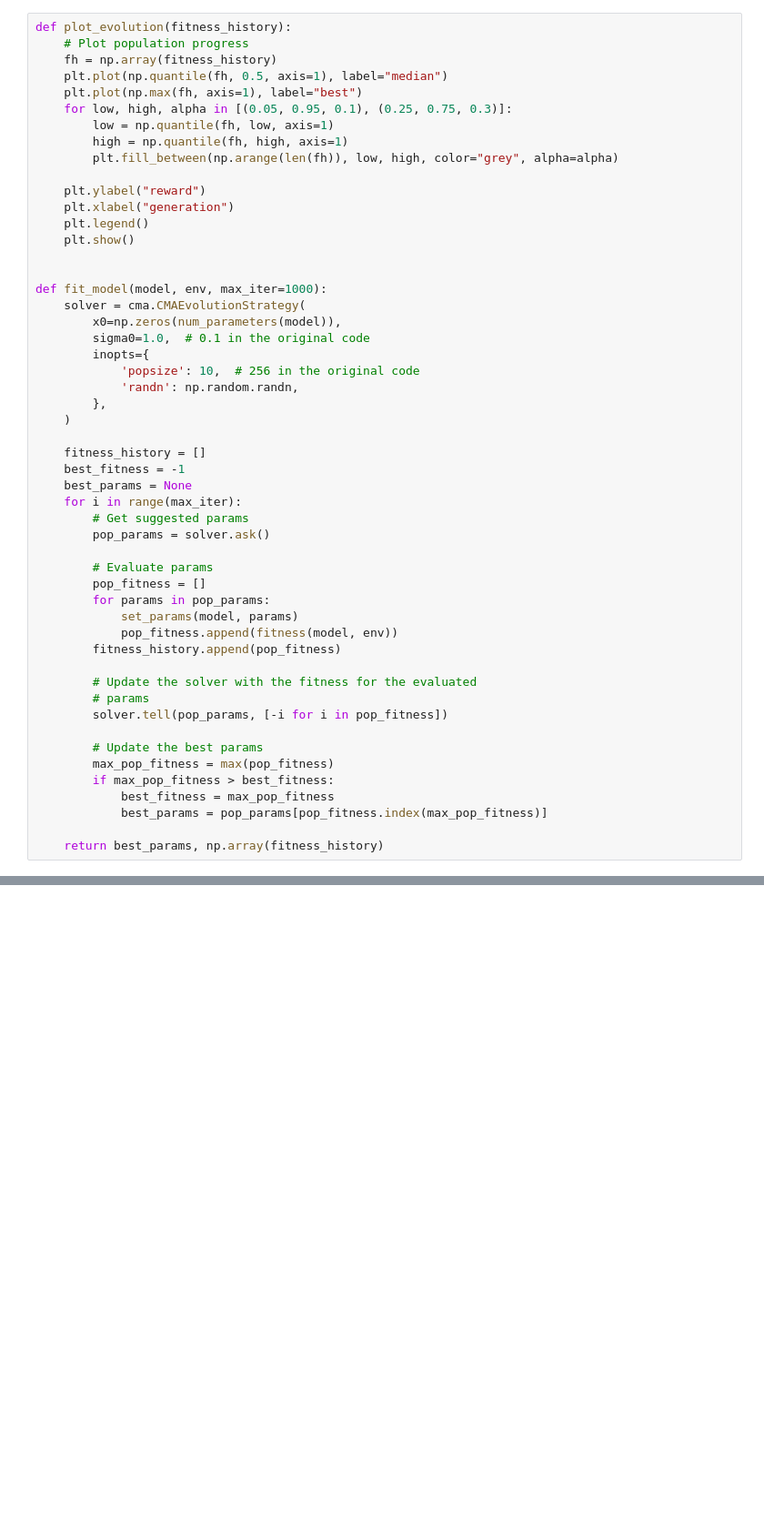
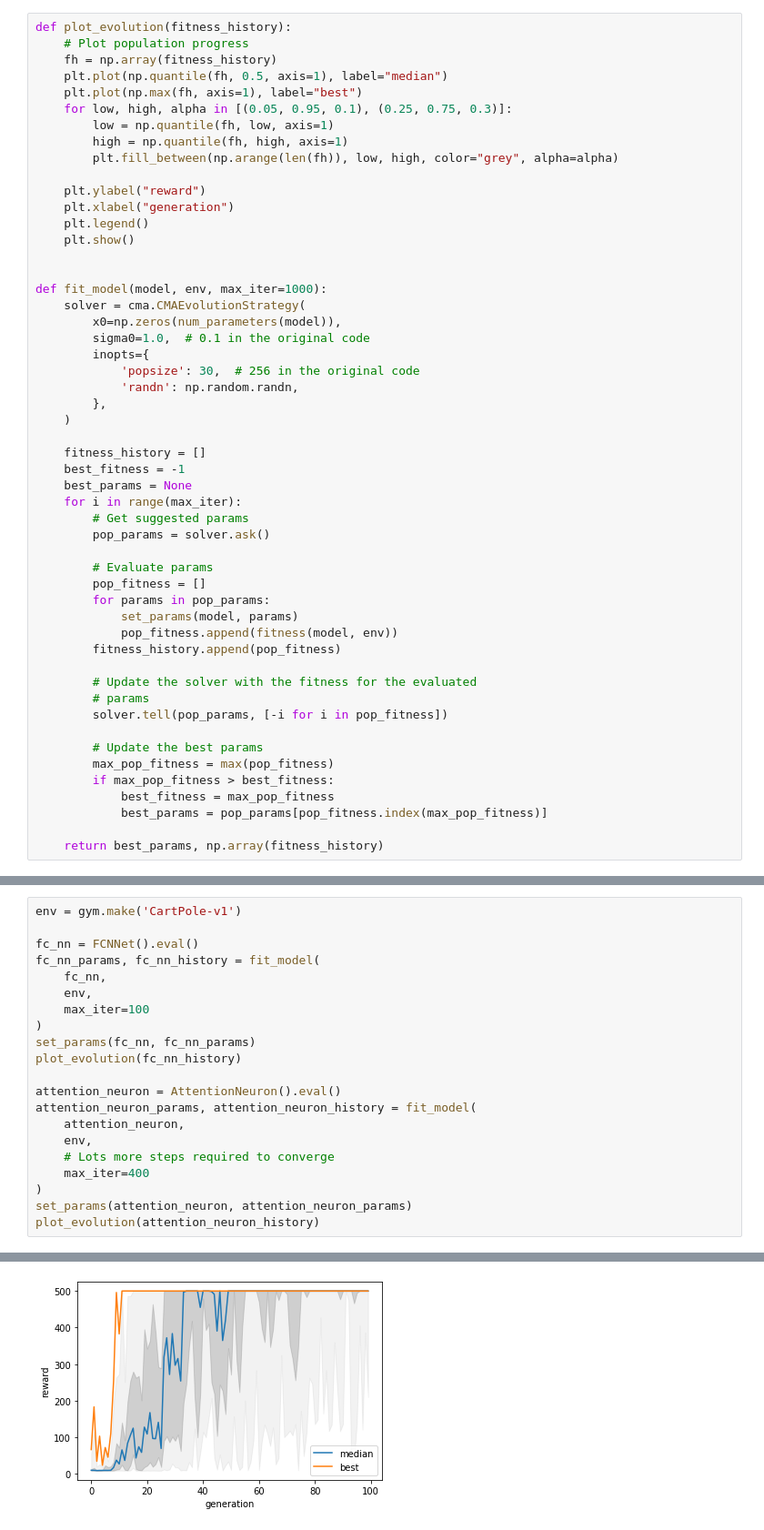
Before and after one commit to JakeForsey/attention-neuron, a Jupyter notebook: attention_neuron.ipynb, the cells around one changed output, grey strips where cells are left out. Shown at 91% size. Drawn from its saved outputs; the diff is of its cells as text; blank space fills up the shorter version.

```diff
--- a/attention_neuron.ipynb
+++ b/attention_neuron.ipynb
@@ -180,7 +178,7 @@ def fit_model(model, env, max_iter=1000):
         x0=np.zeros(num_parameters(model)),
         sigma0=1.0,  # 0.1 in the original code
         inopts={
-            'popsize': 10,  # 256 in the original code
+            'popsize': 30,  # 256 in the original code
             'randn': np.random.randn,
         },
     )
@@ -238,0 +211,22 @@ plot_evolution(attention_neuron_history)
+# %%
+env = gym.make('CartPole-v1')
+
+fc_nn = FCNNet().eval()
+fc_nn_params, fc_nn_history = fit_model(
+    fc_nn,
+    env,
+    max_iter=100
+)
+set_params(fc_nn, fc_nn_params)
+plot_evolution(fc_nn_history)
+
+attention_neuron = AttentionNeuron().eval()
+attention_neuron_params, attention_neuron_history = fit_model(
+    attention_neuron,
+    env,
+    # Lots more steps required to converge
+    max_iter=400
+)
+set_params(attention_neuron, attention_neuron_params)
+plot_evolution(attention_neuron_history)
+# %% [output]
@@ -238,0 +234 @@ plot_evolution(attention_neuron_history)
+[figure, added]
```
Also changed, not shown: parts of 9 cells of this notebook.
